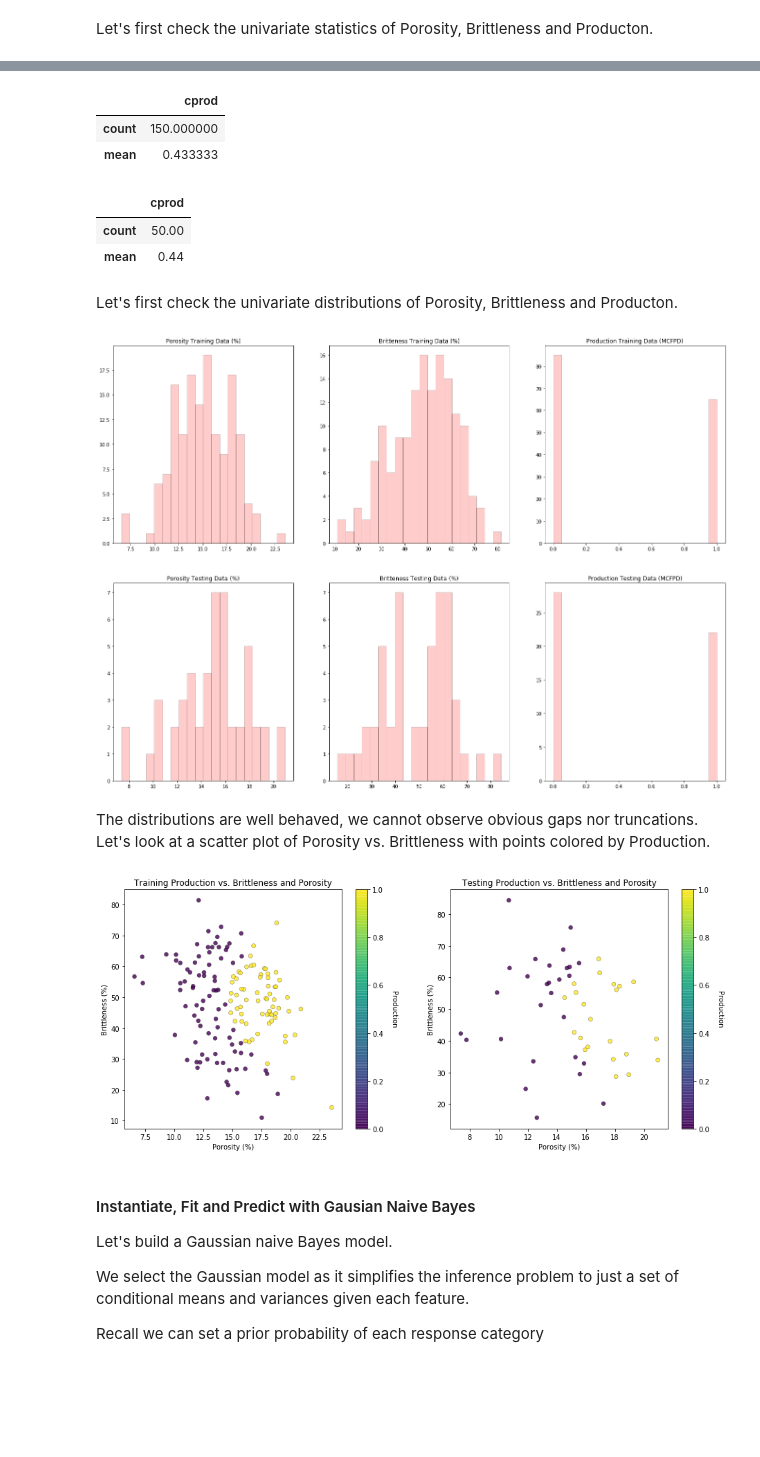
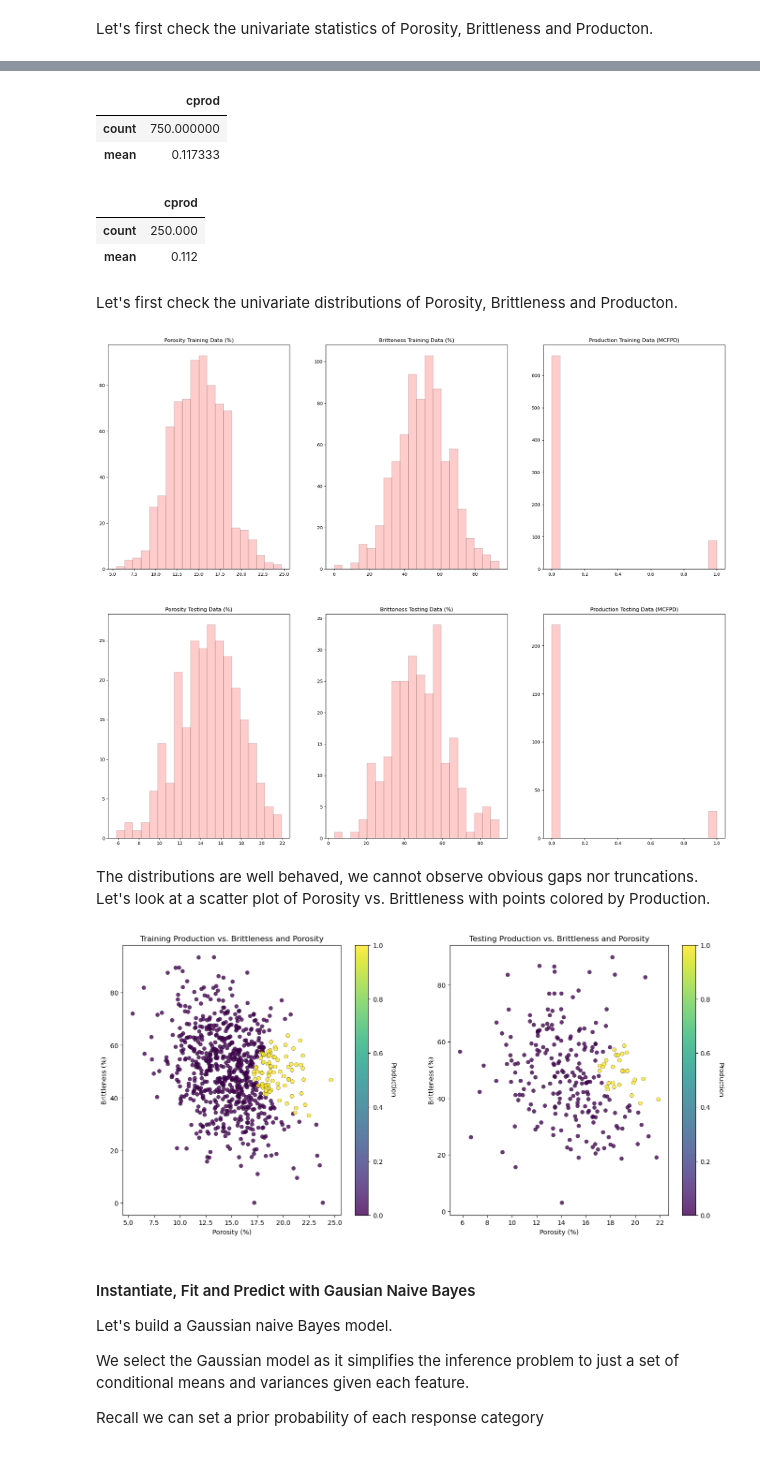
Before and after one commit to daytum/subsurfaceml-geostats-training, a Jupyter notebook: notebooks/NaiveBayes.ipynb, the cells around one changed output, grey strips where cells are left out. Cells and saved outputs as stored; diff of their text form; code cells hidden in the pictures; blank space fills up the shorter version.

```diff
--- a/notebooks/NaiveBayes.ipynb
+++ b/notebooks/NaiveBayes.ipynb
@@ -180,3 +178,5 @@ my_data = cat.unconv_MV_v4.read()                   # load the data with Intake
+# %%
+my_data = pd.read_csv('https://raw.githubusercontent.com/daytum/intake-data/refs/heads/master/daytum_cat/data/unconv_MV.csv')
 # %% [markdown]
 Let's visualize the first several rows of our data stored in a DataFrame so we can make sure we successfully loaded the data file.
 # %%
@@ -220,7 +220,7 @@ Let's also make a categorical variable for production, based on a threshold of 4
 # %%
 num = my_data._get_numeric_data()                           # get shallow copy of the numerical values from the DataFrame
 num[num < 0] = 0                                            # truncate negative values to 0.0
-my_data['cProd'] = np.where(my_data['Prod']>=4000, 1, 0)    # conditional statement assign a new feature
+my_data['cProd'] = np.where(my_data['Production']>=4000, 1, 0)    # conditional statement assign a new feature
 my_data.describe().transpose()                              # calculate summary statistics for the data
 # %% [output]
 |  | count | mean | std | min | 25% | 50% | 75% | max |
@@ -296,14 +296,14 @@ X_test.describe().transpose()                         # calculate summary statis
 y_train.describe()[:2]                                    # calculate summary statistics for the data
 # %% [output]
 |  | cprod |
-| count | 150.000000 |
-| mean | 0.433333 |
+| count | 750.000000 |
+| mean | 0.117333 |
 # %%
 y_test.describe()[:2]                                    # calculate summary statistics for the data
 # %% [output]
 |  | cprod |
-| count | 50.00 |
-| mean | 0.44 |
+| count | 250.000 |
+| mean | 0.112 |
 # %% [markdown]
 Let's first check the univariate distributions of Porosity, Brittleness and Producton.
 # %%
@@ -334,27 +334,27 @@ plt.title('Production Testing Data (MCFPD)')
 plt.subplots_adjust(left=0.0, bottom=0.0, right=3.0, top=3.2, wspace=0.2, hspace=0.2)
 plt.show()
 # %% [output]
-[figure, old version]
+[figure, new version]
 # %% [markdown]
 The distributions are well behaved, we cannot observe obvious gaps nor truncations.  Let's look at a scatter plot of Porosity vs. Brittleness with points colored by Production.
 # %%
 plt.subplot(121)
-im = plt.scatter(X_train["Por"],X_train["Brittle"],s=None, c=y_train['cprod'], marker=None, cmap=None, norm=None, vmin=None, vmax=None, alpha=0.8, linewidths=0.3, verts=None, edgecolors="black")
+im = plt.scatter(X_train["Por"],X_train["Brittle"],s=None, c=y_train['cprod'], marker=None, cmap=None, norm=None, vmin=None, vmax=None, alpha=0.8, linewidths=0.3,  edgecolors="black")
 plt.title('Training Production vs. Brittleness and Porosity'); plt.xlabel('Porosity (%)'); plt.ylabel('Brittleness (%)')
 cbar = plt.colorbar(im, orientation = 'vertical')
 cbar.set_label("Production", rotation=270, labelpad=20)
 
 plt.subplot(122)
-im = plt.scatter(X_test["Por"],X_test["Brittle"],s=None, c=y_test['cprod'], marker=None, cmap=None, norm=None, vmin=None, vmax=None, alpha=0.8, linewidths=0.3, verts=None, edgecolors="black")
+im = plt.scatter(X_test["Por"],X_test["Brittle"],s=None, c=y_test['cprod'], marker=None, cmap=None, norm=None, vmin=None, vmax=None, alpha=0.8, linewidths=0.3,  edgecolors="black")
 plt.title('Testing Production vs. Brittleness and Porosity'); plt.xlabel('Porosity (%)'); plt.ylabel('Brittleness (%)')
 cbar = plt.colorbar(im, orientation = 'vertical')
 cbar.set_label("Production", rotation=270, labelpad=20)
 
 plt.subplots_adjust(left=0.0, bottom=0.0, right=2.0, top=1.2, wspace=0.2, hspace=0.2)
 
 plt.show()
 # %% [output]
-[figure, old version]
+[figure, new version]
 # %% [markdown]
 #### Instantiate, Fit and Predict with Gausian Naive Bayes
 
```
Also changed, not shown: parts of 18 cells of this notebook.
